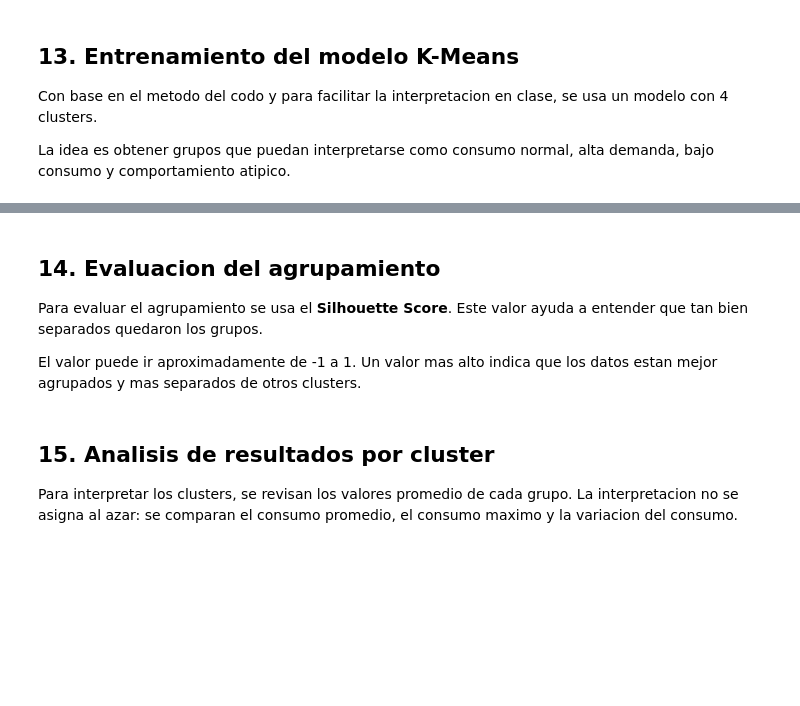
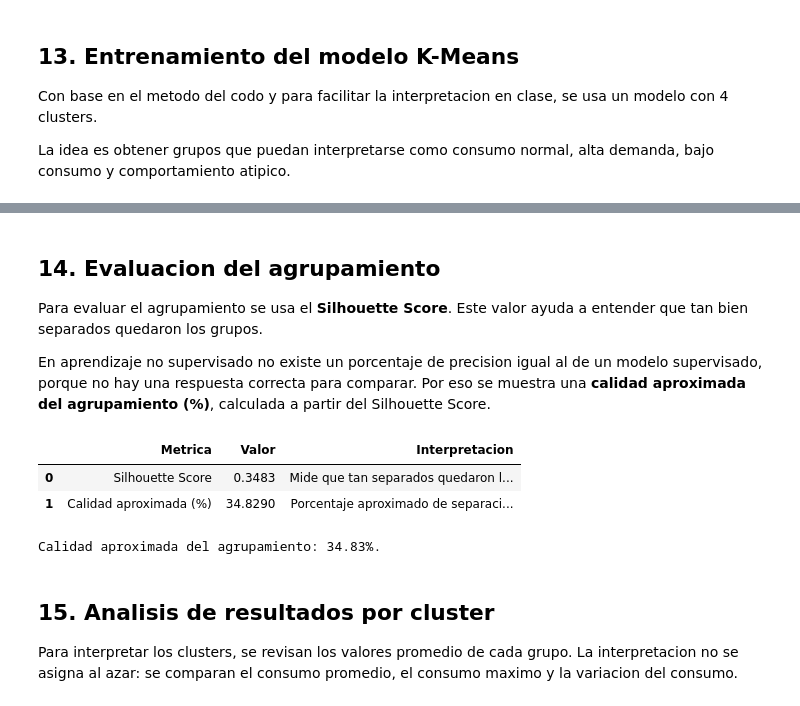
Before and after one commit to JhRA9/regresionLineal, a Jupyter notebook: aprendizaje no supervisado/proyecto_no_supervisado.ipynb, the cells around one changed output, grey strips where cells are left out. Drawn from its saved outputs; the diff is of its cells as text; code cells hidden in the pictures; blank space fills up the shorter version.

```diff
--- a/aprendizaje no supervisado/proyecto_no_supervisado.ipynb
+++ b/aprendizaje no supervisado/proyecto_no_supervisado.ipynb
@@ -265,4 +413,4 @@ display(datos_diarios[['fecha', 'consumo_promedio', 'consumo_maximo', 'Cluster']
 
 Para evaluar el agrupamiento se usa el **Silhouette Score**. Este valor ayuda a entender que tan bien separados quedaron los grupos.
 
-El valor puede ir aproximadamente de -1 a 1. Un valor mas alto indica que los datos estan mejor agrupados y mas separados de otros clusters.
+En aprendizaje no supervisado no existe un porcentaje de precision igual al de un modelo supervisado, porque no hay una respuesta correcta para comparar. Por eso se muestra una **calidad aproximada del agrupamiento (%)**, calculada a partir del Silhouette Score.
@@ -273,3 +417,25 @@ print(f'Silhouette Score: {silhouette:.4f}')
+# %%
+silhouette = silhouette_score(X_normalizado, datos_diarios['Cluster'])
+calidad_agrupamiento = max(0, silhouette) * 100
+
+metricas_agrupamiento = pd.DataFrame({
+    'Metrica': ['Silhouette Score', 'Calidad aproximada (%)'],
+    'Valor': [silhouette, calidad_agrupamiento],
+    'Interpretacion': [
+        'Mide que tan separados quedaron los clusters.',
+        'Porcentaje aproximado de separacion del agrupamiento.'
+    ]
+})
+
+metricas_agrupamiento['Valor'] = metricas_agrupamiento['Valor'].round(4)
+display(metricas_agrupamiento)
+
+print(f'Calidad aproximada del agrupamiento: {calidad_agrupamiento:.2f}%.')
+# %% [output]
+|  | Metrica | Valor | Interpretacion |
+| 0 | Silhouette Score | 0.3483 | Mide que tan separados quedaron l... |
+| 1 | Calidad aproximada (%) | 34.8290 | Porcentaje aproximado de separaci... |
+Calidad aproximada del agrupamiento: 34.83%.
 # %% [markdown]
 ## 15. Analisis de resultados por cluster
 
```
Also changed, not shown: parts of 23 cells of this notebook, 1 other file.
